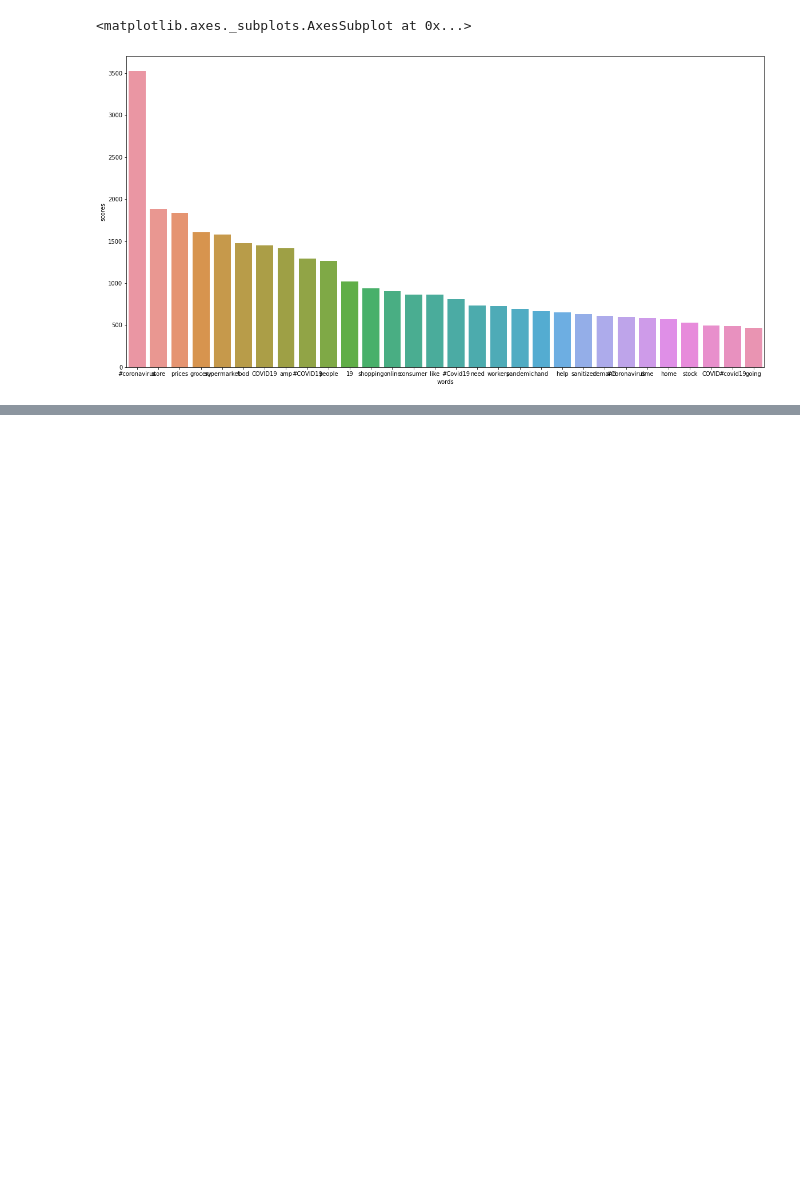
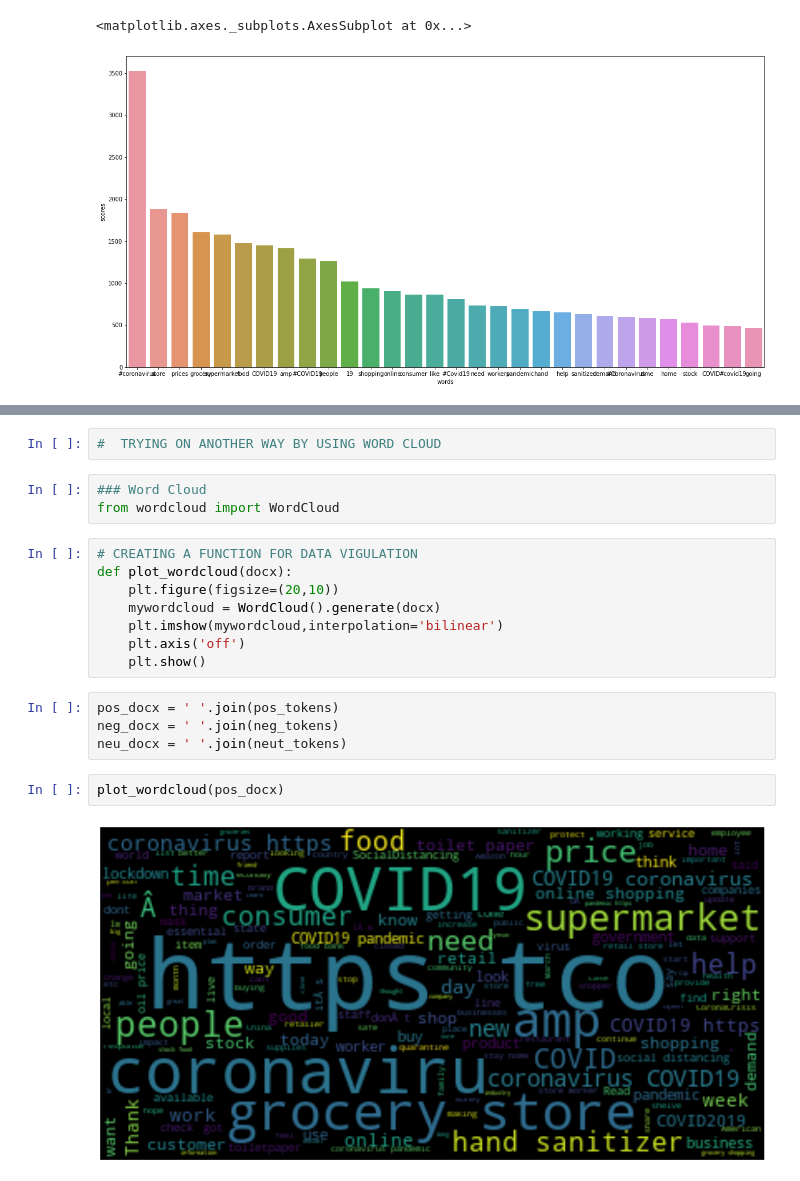
Before and after one commit to deepali2062/-Sentiment-Analysis-Predicting-sentiment-of-COVID-19-tweets, a Jupyter notebook: Copy_of_Copy_of_Coronavirus_Tweet_Sentiment_Analysis_Capstone_Project.ipynb, the cells around one changed output, grey strips where cells are left out. Saved outputs shown, nothing was run; the diff lists cells and outputs as text; blank space fills up the shorter version.

```diff
--- a/Copy_of_Copy_of_Coronavirus_Tweet_Sentiment_Analysis_Capstone_Project.ipynb
+++ b/Copy_of_Copy_of_Coronavirus_Tweet_Sentiment_Analysis_Capstone_Project.ipynb
@@ -636,0 +650,21 @@ sns.barplot(x='words',y='scores',data=pos_df)
+# %%
+#  TRYING ON ANOTHER WAY BY USING WORD CLOUD
+# %%
+### Word Cloud
+from wordcloud import WordCloud
+# %%
+# CREATING A FUNCTION FOR DATA VIGULATION
+def plot_wordcloud(docx):
+    plt.figure(figsize=(20,10))
+    mywordcloud = WordCloud().generate(docx)
+    plt.imshow(mywordcloud,interpolation='bilinear')
+    plt.axis('off')
+    plt.show()
+# %%
+pos_docx = ' '.join(pos_tokens)
+neg_docx = ' '.join(neg_tokens)
+neu_docx = ' '.join(neut_tokens)
+# %%
+plot_wordcloud(pos_docx)
+# %% [output]
+[figure, added]
```
Also changed, not shown: parts of 6 cells of this notebook.
